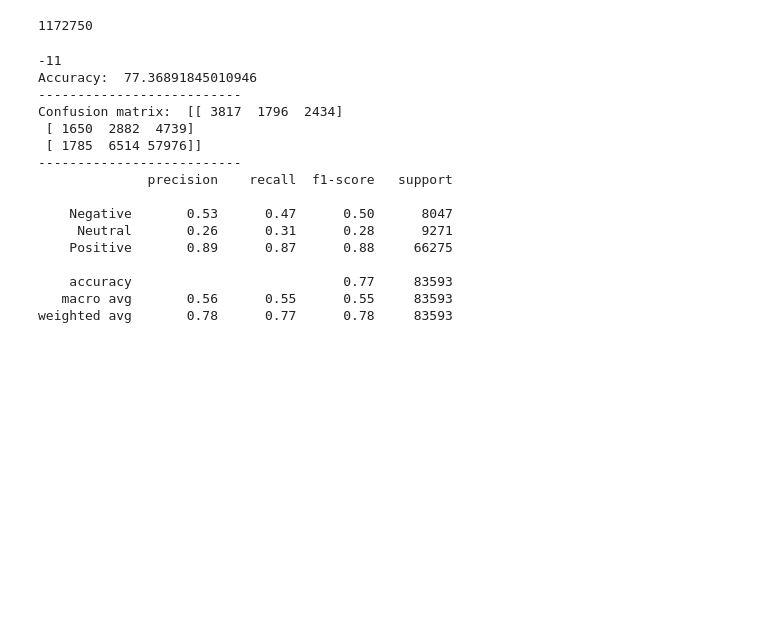
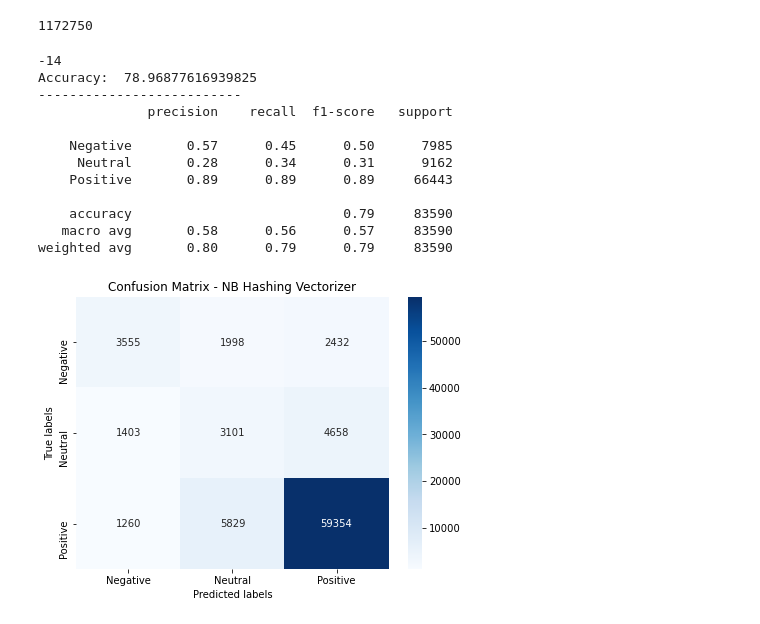
Before and after one commit to ChristosDeretzis/Sentence-Level-Sentiment-Analysis-Thesis, a Jupyter notebook: NaiveBayes&SVM_HashingVectorizer.ipynb, the cells around one changed output. Drawn from its saved outputs; the diff is of its cells as text; code cells hidden in the pictures; blank space fills up the shorter version.

```diff
--- a/NaiveBayes&SVM_HashingVectorizer.ipynb
+++ b/NaiveBayes&SVM_HashingVectorizer.ipynb
@@ -113,13 +112,6 @@ all_sentences = Train_X + Test_X
 len(df)
 # %% [output]
 1172750
-# %%
-# Encoding of label
-Encoder = LabelEncoder()
-Train_Y = Encoder.fit_transform(Train_Y)
-Test_Y = Encoder.fit_transform(Test_Y)
-Train_Y_review = Encoder.fit_transform(Train_Y_review)
-Test_Y_review = Encoder.fit_transform(Test_Y_review)
 # %%
 # Word Vectorization
 
@@ -134,9 +126,9 @@ X_SMOTE, y_SMOTE = oversample.fit_resample(Train_X_Hashing, Train_Y)
 # %%
 def find_Max_Element(scores):
     c = Counter(scores)
-    negatives = c[0]
-    neutral = c[1]
-    positives = c[2]
+    negatives = c[-1]
+    neutral = c[0]
+    positives = c[1]
 
     if(scores[0] == -1):
         negatives += 1
@@ -153,13 +145,13 @@ def find_Max_Element(scores):
         positives += 1
 
     if(neutral == positives and neutral > negatives and positives > negatives):
-        max_element = 2
+        max_element = 1
     elif (neutral == negatives and neutral > positives and negatives > positives):
+        max_element = -1
+    elif (neutral == negatives and negatives == positives):
         max_element = 0
-    elif (neutral == negatives and negatives == positives):
-        max_element = 1
     elif (positives == negatives and positives > neutral and negatives > neutral) :
-        max_element = 1
+        max_element = 0
     else:
         max_element = max(set(scores), key = scores.count)
 
@@ -179,46 +171,49 @@ predicted_scores_frame = pd.DataFrame(np.column_stack([Test_index, predictions_N
 print(len(predicted_scores_frame['review Index'].unique()) - len(Test_Y_review))
 
 # for each review get all scores by review
 scores_by_review_frame = predicted_scores_frame.groupby('review Index')['prediction'].apply(list)
 majority_scores =  scores_by_review_frame.apply(find_Max_Element)
 predicted_scores = list(majority_scores)
 
 # for each review get its actual score
 actual_scores_frame = predicted_scores_frame.groupby('review Index')['actual'].first()
 actual_scores = list(actual_scores_frame)
 
 # Calculate Accuracy
 accuracy = accuracy_score(predicted_scores, actual_scores)*100
 print("Accuracy: ", accuracy)
 print("--------------------------")
 
 # Confusion Matrix
 cm = confusion_matrix(actual_scores, predicted_scores)
-print("Confusion matrix: ", cm)
-print("--------------------------")
+plt.figure(figsize = (7,5))
+ax = plt.subplot()
+sns.heatmap(cm, annot=True, cmap='Blues', fmt='g',ax=ax)
+ax.set_xlabel('Predicted labels');
+ax.set_ylabel('True labels');
+ax.set_title('Confusion Matrix - NB Hashing Vectorizer');
+ax.xaxis.set_ticklabels(['Negative', 'Neutral', 'Positive']);
+ax.yaxis.set_ticklabels(['Negative', 'Neutral', 'Positive']);
 
 # Classification Report
 my_tags = ['Negative','Neutral','Positive']
 print(classification_report(actual_scores, predicted_scores, target_names=my_tags))
 report = classification_report(actual_scores, predicted_scores, target_names=my_tags, output_dict=True);
 clsf_report = pd.DataFrame(report).transpose()
 clsf_report.to_csv('reports/NaiveBayes_HashingVectorizer.csv', index= True)
 # %% [output]
--11
-Accuracy:  77.36891845010946
---------------------------
-Confusion matrix:  [[ 3817  1796  2434]
- [ 1650  2882  4739]
- [ 1785  6514 57976]]
+-14
+Accuracy:  78.96877616939825
 --------------------------
               precision    recall  f1-score   support
 
-    Negative       0.53      0.47      0.50      8047
-     Neutral       0.26      0.31      0.28      9271
-    Positive       0.89      0.87      0.88     66275
+    Negative       0.57      0.45      0.50      7985
+     Neutral       0.28      0.34      0.31      9162
+    Positive       0.89      0.89      0.89     66443
 
-    accuracy                           0.77     83593
-   macro avg       0.56      0.55      0.55     83593
-weighted avg       0.78      0.77      0.78     83593
+    accuracy                           0.79     83590
+   macro avg       0.58      0.56      0.57     83590
+weighted avg       0.80      0.79      0.79     83590
+[figure, added]
 # %%
 # Support Vector Machine with linear cernel
```
Also changed, not shown: parts of 2 cells of this notebook, 2 other files.
